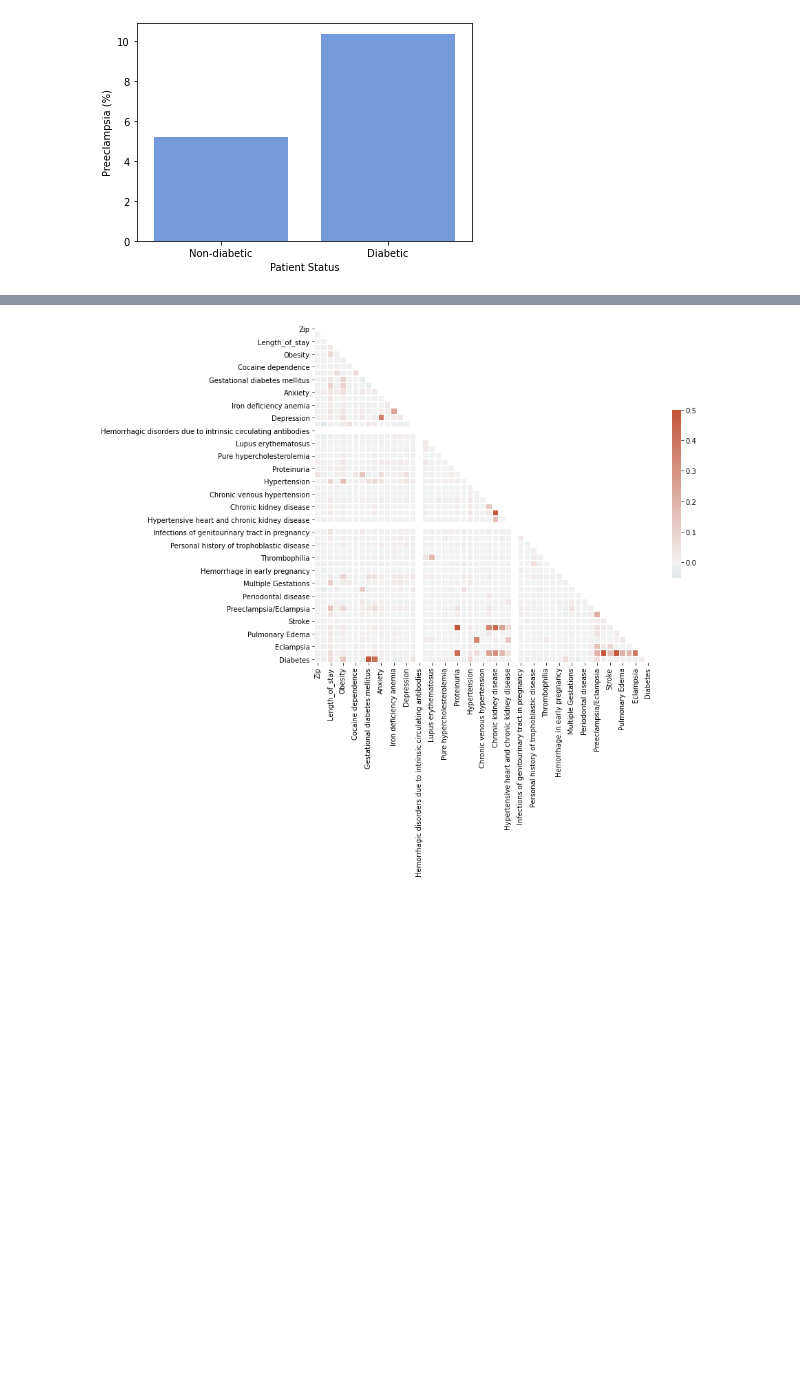
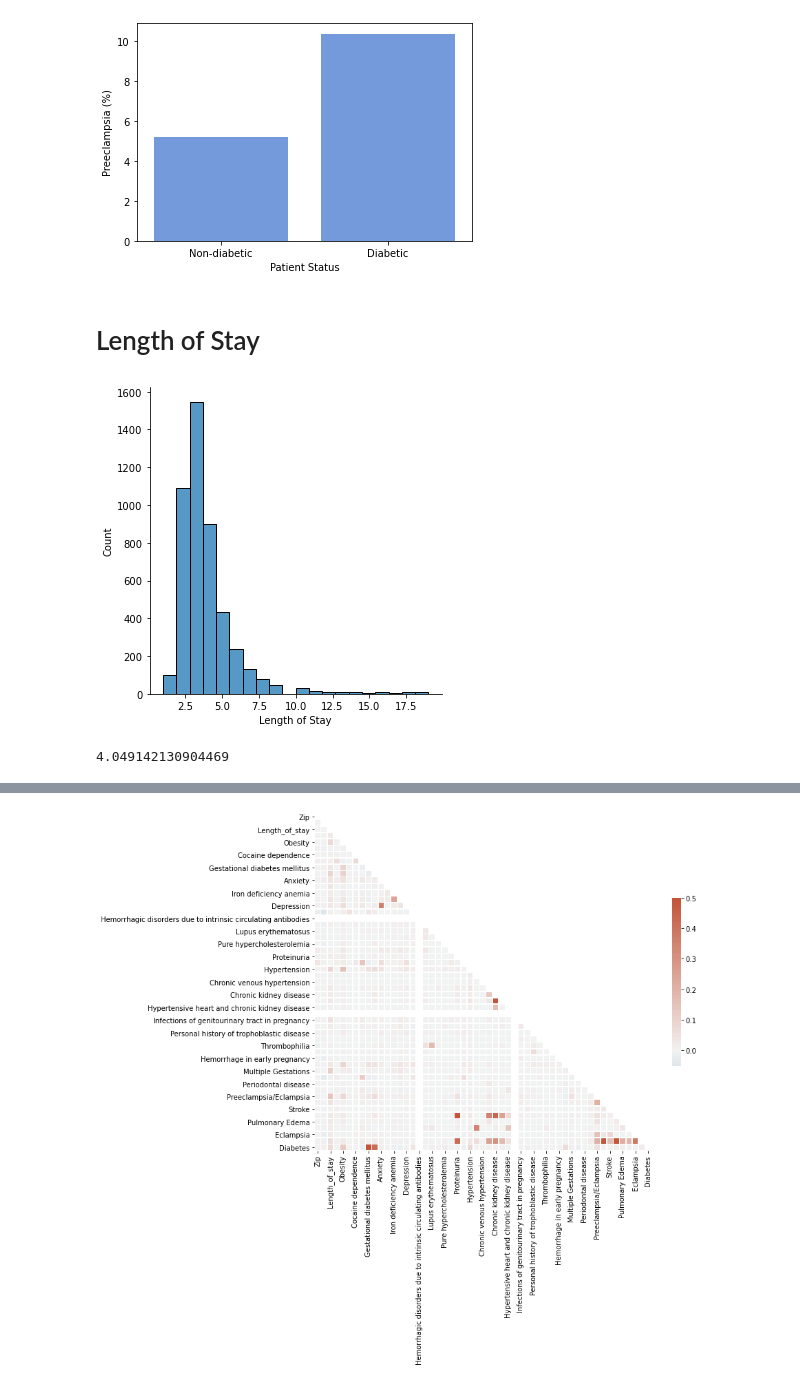
Before and after one commit to rachellb/Bennett_OUDSA5900, a Jupyter notebook: Descriptions/Oklahoma Descriptions.ipynb, the cells around one changed output, grey strips where cells are left out. Saved outputs shown, nothing was run; the diff lists cells and outputs as text; code cells hidden in the pictures; blank space fills up the shorter version.

```diff
--- a/Descriptions/Oklahoma Descriptions.ipynb
+++ b/Descriptions/Oklahoma Descriptions.ipynb
@@ -598,3 +625,16 @@ ax.set_xticklabels(['Non-diabetic','Diabetic'])
 plt.savefig('DiabetesPreeclampsiaOklahoma.png', dpi=400, bbox_inches = "tight")
 # %% [output]
 [figure]
+# %% [markdown]
+# Length of Stay
+# %%
+ax = sns.displot(data.loc[(data["Preeclampsia/Eclampsia"]==1) &(data["Length_of_stay"]<20)  ], x="Length_of_stay", bins=20)
+ax.set_axis_labels("Length of Stay")
+plt.savefig('LengthPreOklahoma.png', dpi=400, bbox_inches = "tight")
+plt.show()
+# %% [output]
+[figure, added]
+# %%
+data.loc[(data["Preeclampsia/Eclampsia"]==1)]['Length_of_stay'].mean()
+# %% [output]
+4.049142130904469
```
Also changed, not shown: parts of 14 cells of this notebook, 7 other files.
